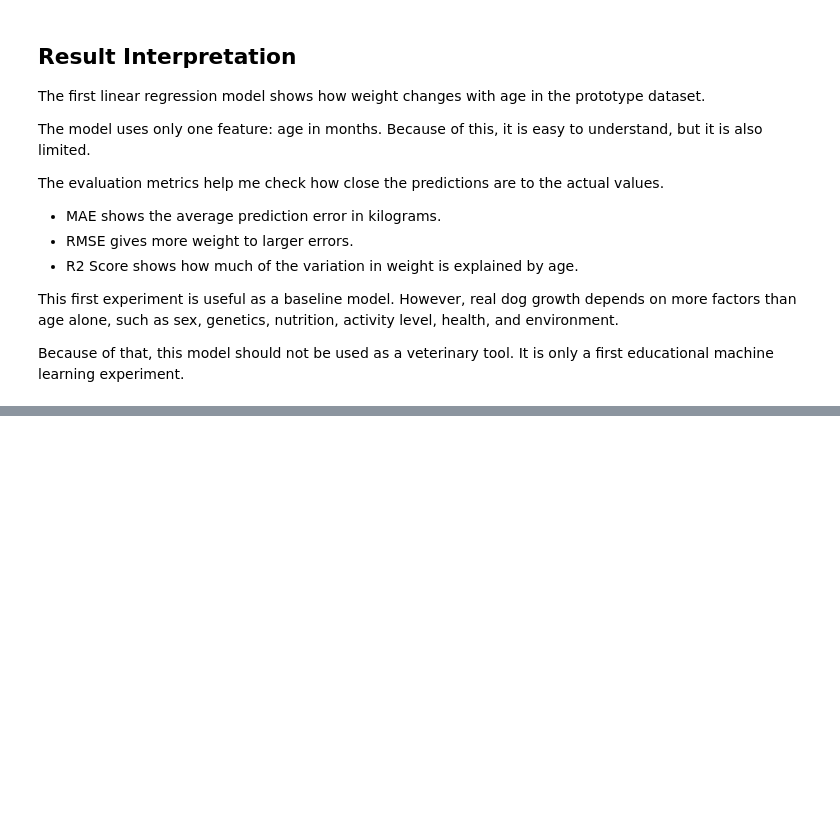
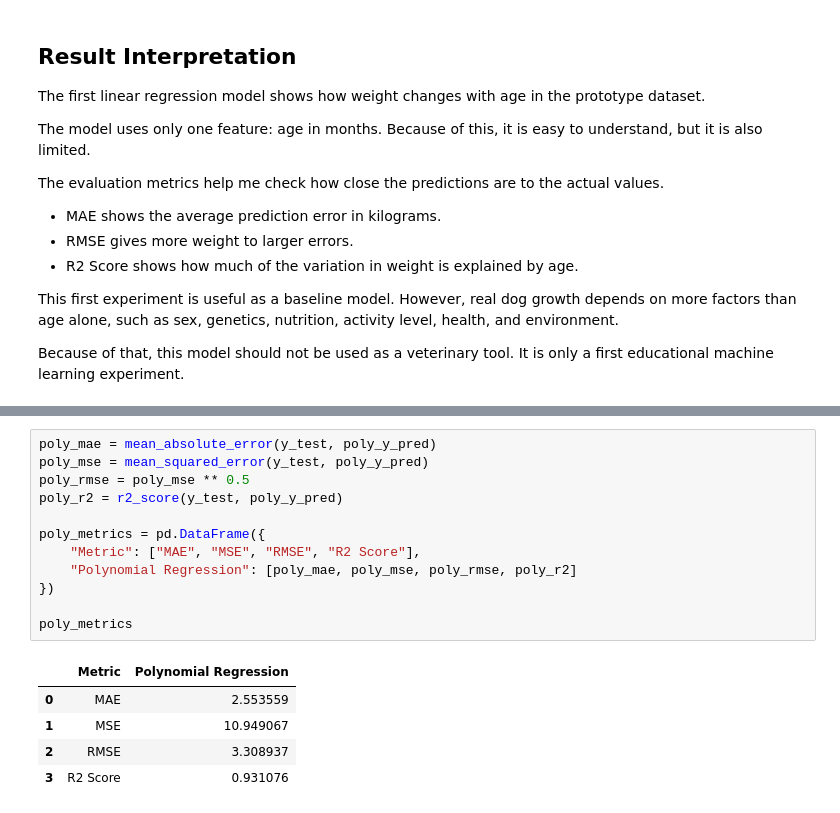
Before and after one commit to SATananov/cane-corso-growth-intelligence, a Jupyter notebook: notebooks/01_linear_regression_growth_prediction.ipynb, the cells around one changed output, grey strips where cells are left out. Cells and saved outputs as stored; diff of their text form; blank space fills up the shorter version.

```diff
--- a/notebooks/01_linear_regression_growth_prediction.ipynb
+++ b/notebooks/01_linear_regression_growth_prediction.ipynb
@@ -273,0 +321,18 @@ Because of that, this model should not be used as a veterinary tool. It is only
+# %%
+poly_mae = mean_absolute_error(y_test, poly_y_pred)
+poly_mse = mean_squared_error(y_test, poly_y_pred)
+poly_rmse = poly_mse ** 0.5
+poly_r2 = r2_score(y_test, poly_y_pred)
+
+poly_metrics = pd.DataFrame({
+    "Metric": ["MAE", "MSE", "RMSE", "R2 Score"],
+    "Polynomial Regression": [poly_mae, poly_mse, poly_rmse, poly_r2]
+})
+
+poly_metrics
+# %% [output]
+|  | Metric | Polynomial Regression |
+| 0 | MAE | 2.553559 |
+| 1 | MSE | 10.949067 |
+| 2 | RMSE | 3.308937 |
+| 3 | R2 Score | 0.931076 |
```
Also changed, not shown: parts of 5 cells of this notebook.
